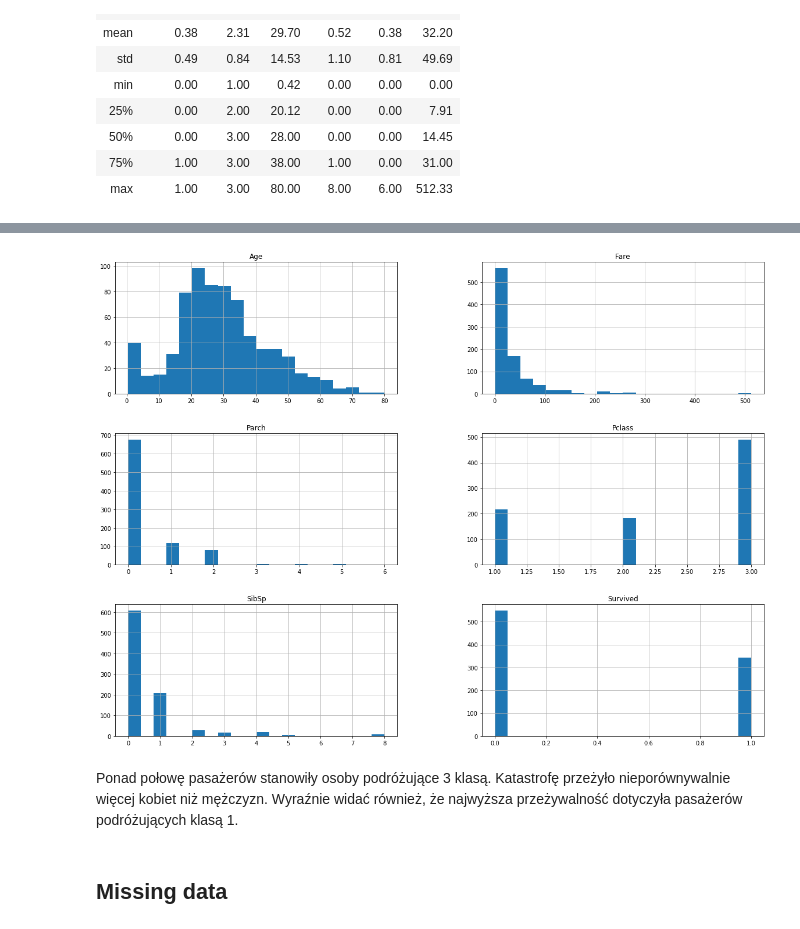
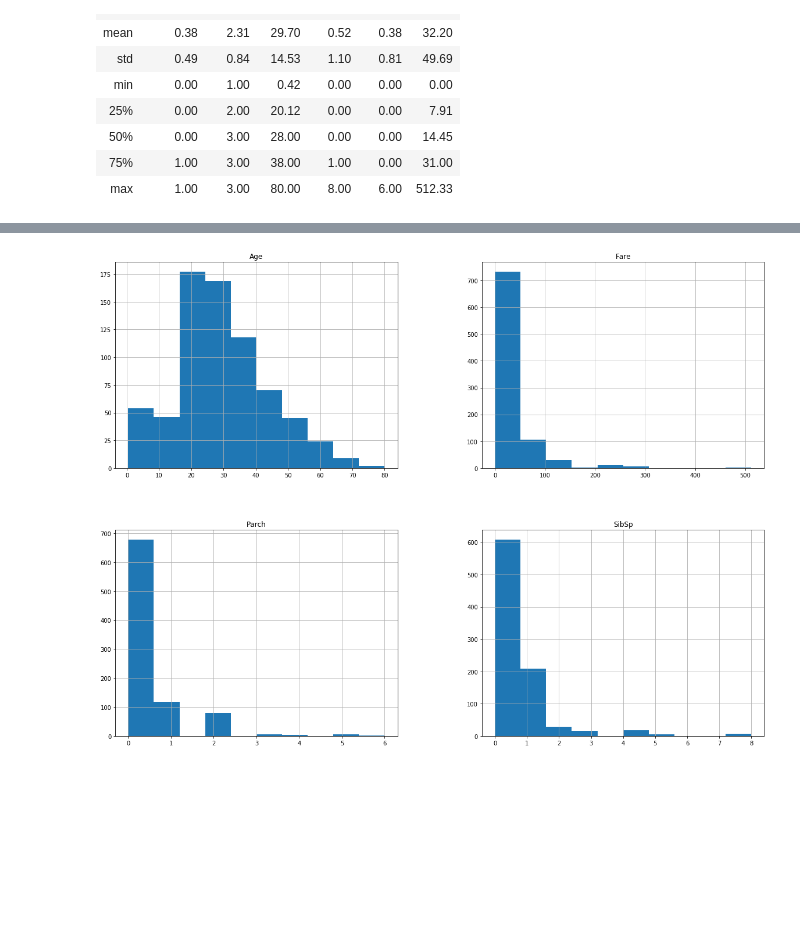
Before and after one commit to mcwilk/ML_classification, a Jupyter notebook: Titanic_ML_model_v1.ipynb, the cells around one changed output, grey strips where cells are left out. Drawn from its saved outputs; the diff is of its cells as text; code cells hidden in the pictures; blank space fills up the shorter version.

Commit message:
Data exploration

```diff
--- a/Titanic_ML_model_v1.ipynb
+++ b/Titanic_ML_model_v1.ipynb
@@ -99,3 +93,6 @@ Zbiór, którego użyjemy to trenowania modelu składa się z 891 obserwacji, co
+# %%
+# Usunięcie kolumny "Cabin" ze względu na przeważającą ilość braków danych
+X_full.drop(columns=['Cabin'], inplace=True)
 # %%
 X_full.describe()
 # %% [output]
@@ -111 +110,4 @@ X_full.describe()
+# %%
+data_num = X_full[['Age', 'SibSp', 'Parch', 'Fare']]
+data_cat = X_full[['Survived', 'Pclass', 'Sex', 'Ticket', 'Embarked']]
 # %% [markdown]
@@ -133,9 +116,6 @@ sns.barplot(x='Parch', y='Survived', hue='Sex', data=X_full)
 # %%
-X_full.hist(bins=20, figsize=(20,15))
+# histogramy (rozkład ilościowy) danych numerycznych
+data_num.hist(figsize=(20,15))
 plt.show()
 # %% [output]
-[figure, old version]
+[figure, new version]
-# %% [markdown]
-Ponad połowę pasażerów stanowiły osoby podróżujące 3 klasą. Katastrofę przeżyło nieporównywalnie więcej kobiet niż mężczyzn. Wyraźnie widać również, że najwyższa przeżywalność dotyczyła pasażerów podróżujących klasą 1.
-# %% [markdown]
-## Missing data
```
Also changed, not shown: parts of 23 cells of this notebook.
